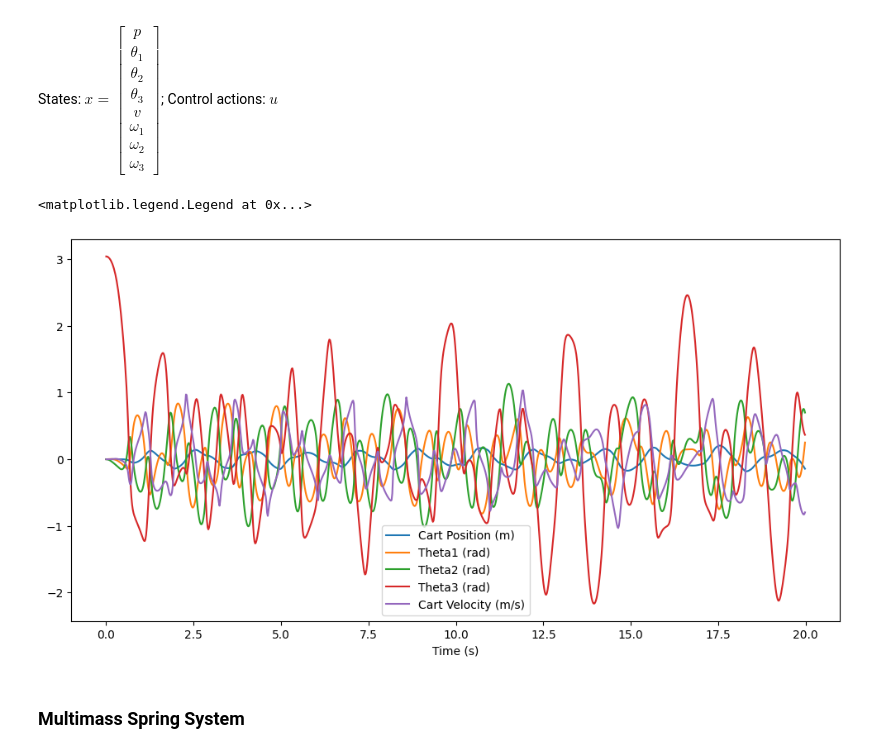
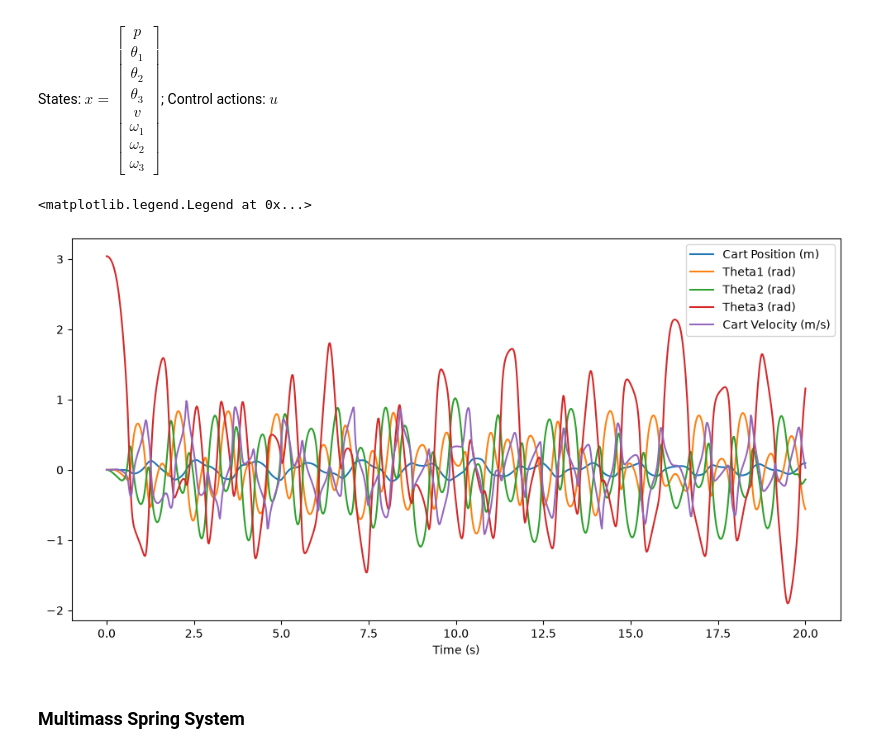
Before and after one commit to ggonzm/benchmark-systems, a Jupyter notebook: examples/simulations_symbolic.ipynb, the cells around one changed output. Saved outputs shown, nothing was run; the diff lists cells and outputs as text; code cells hidden in the pictures.

```diff
--- a/examples/simulations_symbolic.ipynb
+++ b/examples/simulations_symbolic.ipynb
@@ -48,7 +48,7 @@ plt.legend()
 States: $x = \begin{bmatrix} \theta \\ \omega \end{bmatrix}$; Control actions: $u$
 # %%
 pendulum_states = solve_ivp_casadi(pendulum(m=1, L=2, drag=0),
-                            t_span=(0, 20), y0=[np.pi-0.1, 0], u=0)
+                            t_span=(0, 20), y0=[np.pi-0.1, 0], u=0, t_eval=np.linspace(0, 20, 1000))
 
 for i, label, in enumerate(['Theta (rad)', 'Omega (rad/s)']):
     plt.plot(pendulum_states.t, pendulum_states.y[i], label=label)
@@ -65,7 +65,7 @@ plt.legend()
 States: $x = \begin{bmatrix} p \\ v \\ \theta \\ \omega \end{bmatrix}$; Control actions: $u$
 # %%
 cp_states = solve_ivp_casadi(cart_pendulum(m=1, M=5, L=2, drag=0),
-                            t_span=(0, 20), y0=[-1, 0, np.pi-0.1, 0])
+                            t_span=(0, 20), y0=[-1, 0, np.pi-0.1, 0],t_eval=np.linspace(0, 20, 1000))
 
 for i, label in enumerate(['Cart Position (m)', 'Cart Velocity (m/s)', 'Theta (rad)', 'Omega (rad/s)']):
     plt.plot(cp_states.t, cp_states.y[i], label=label)
@@ -104,7 +104,7 @@ furuta_params = {
 }
 
 fp_states = solve_ivp_casadi(furuta_pendulum(**furuta_params),
-                            t_span=(0, 10), y0=[0, np.pi-0.1, 0, 0], u=0)
+                            t_span=(0, 10), y0=[0, np.pi-0.1, 0, 0], u=0, t_eval=np.linspace(0, 10, 1000))
 
 for i, label in enumerate(['Arm Angle (rad)', 'Pendulum Angle (rad)', 'Arm Angular Velocity (rad/s)', 'Pendulum Angular Velocity (rad/s)']):
     plt.plot(fp_states.t, fp_states.y[i], label=label)
@@ -121,7 +121,7 @@ plt.legend()
 States: $x = \begin{bmatrix} p \\ \theta_1 \\ \theta_2 \\ v \\ \omega_1 \\ \omega_2 \end{bmatrix}$; Control actions: $u$
 # %%
 dip_states = solve_dae_casadi(double_cart_pendulum(M=0.6, m1=0.2, m2=0.2, L1=0.5, L2=0.5),
-                       t_span=(0, 20), y0=[0, 0, np.pi-0.1, 0, 0, 0], yp0=np.zeros(6), opts={'reltol': 5e-5})
+                       t_span=(0, 20), y0=[0, 0, np.pi-0.1, 0, 0, 0], yp0=np.zeros(6), opts={'reltol': 5e-5}, t_eval=np.linspace(0, 20, 1000))
 
 for i, label in enumerate(['Cart Position (m)', 'Theta1 (rad)', 'Theta2 (rad)', 'Cart Velocity (m/s)']):
     plt.plot(dip_states.t, dip_states.y[i], label=label)
@@ -138,15 +138,15 @@ plt.legend()
 States: $x = \begin{bmatrix} p \\ \theta_1 \\ \theta_2 \\ \theta_3 \\ v \\ \omega_1 \\ \omega_2 \\ \omega_3 \end{bmatrix}$; Control actions: $u$
 # %%
 tip_states = solve_dae_casadi(multilevel_cart_pendulum(M=0.6, m=[0.2]*3, L=[0.5]*3),
-                       t_span=(0, 20), y0=[0, 0, 0, np.pi-0.1, 0, 0, 0, 0], yp0=np.zeros(8), opts={'reltol': 1e-5})
+                       t_span=(0, 20), y0=[0, 0, 0, np.pi-0.1, 0, 0, 0, 0], yp0=np.zeros(8), opts={'reltol': 2.5e-5}, t_eval=np.linspace(0, 20, 1000))
 
 for i, label in enumerate(['Cart Position (m)', 'Theta1 (rad)', 'Theta2 (rad)', 'Theta3 (rad)', 'Cart Velocity (m/s)']):
     plt.plot(tip_states.t, tip_states.y[i], label=label)
 plt.xlabel('Time (s)')
 plt.legend()
 # %% [output]
 <matplotlib.legend.Legend at 0x...>
-[figure, old version]
+[figure, new version]
 # %% [markdown]
 ### Multimass Spring System
 # %% [markdown]
```
Also changed, not shown: parts of 9 cells of this notebook, 3 other files.
